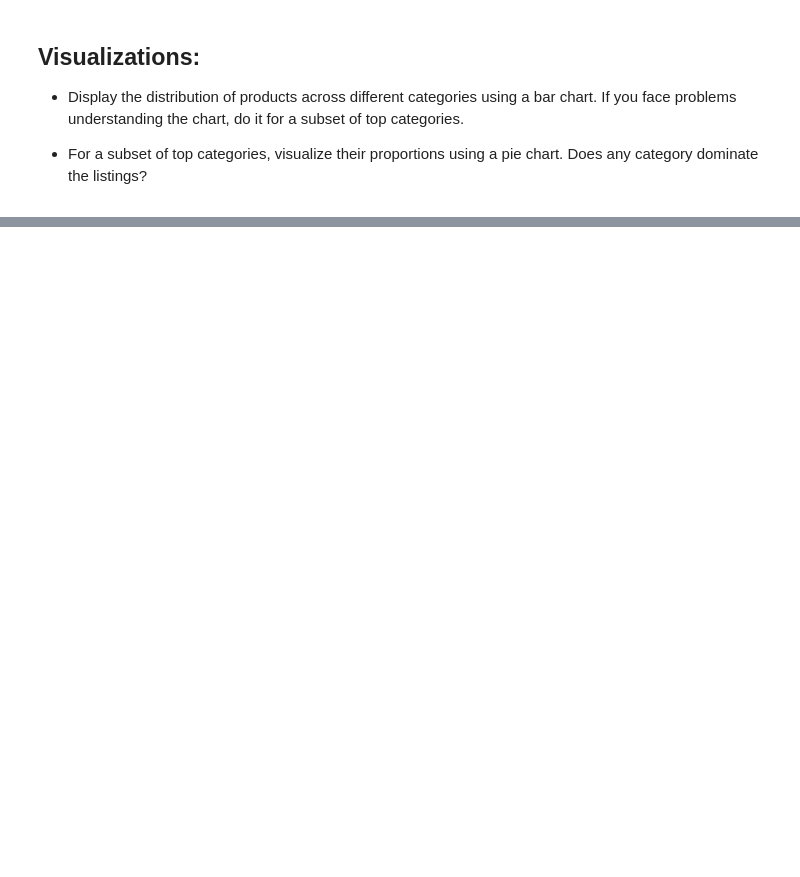
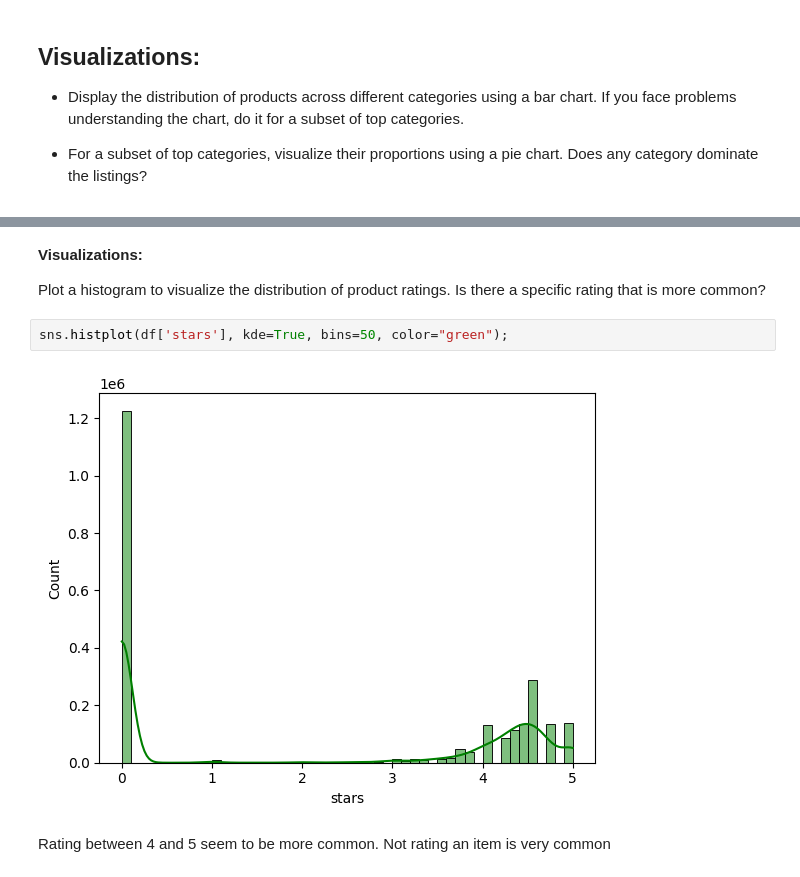
Before and after one commit to DmanDSR/lab-eda-univariate, a Jupyter notebook: lab-eda-univariate.ipynb, the cells around one changed output, grey strips where cells are left out. Saved outputs shown, nothing was run; the diff lists cells and outputs as text; blank space fills up the shorter version.

```diff
--- a/lab-eda-univariate.ipynb
+++ b/lab-eda-univariate.ipynb
@@ -44,0 +224,10 @@ Name: count, dtype: int64
+# %% [markdown]
+**Visualizations:**
+
+Plot a histogram to visualize the distribution of product ratings. Is there a specific rating that is more common?
+# %%
+sns.histplot(df['stars'], kde=True, bins=50, color="green");
+# %% [output]
+[figure, added]
+# %% [markdown]
+Rating between 4 and 5 seem to be more common. Not rating an item is very common
```
Also changed, not shown: parts of 32 cells of this notebook.
